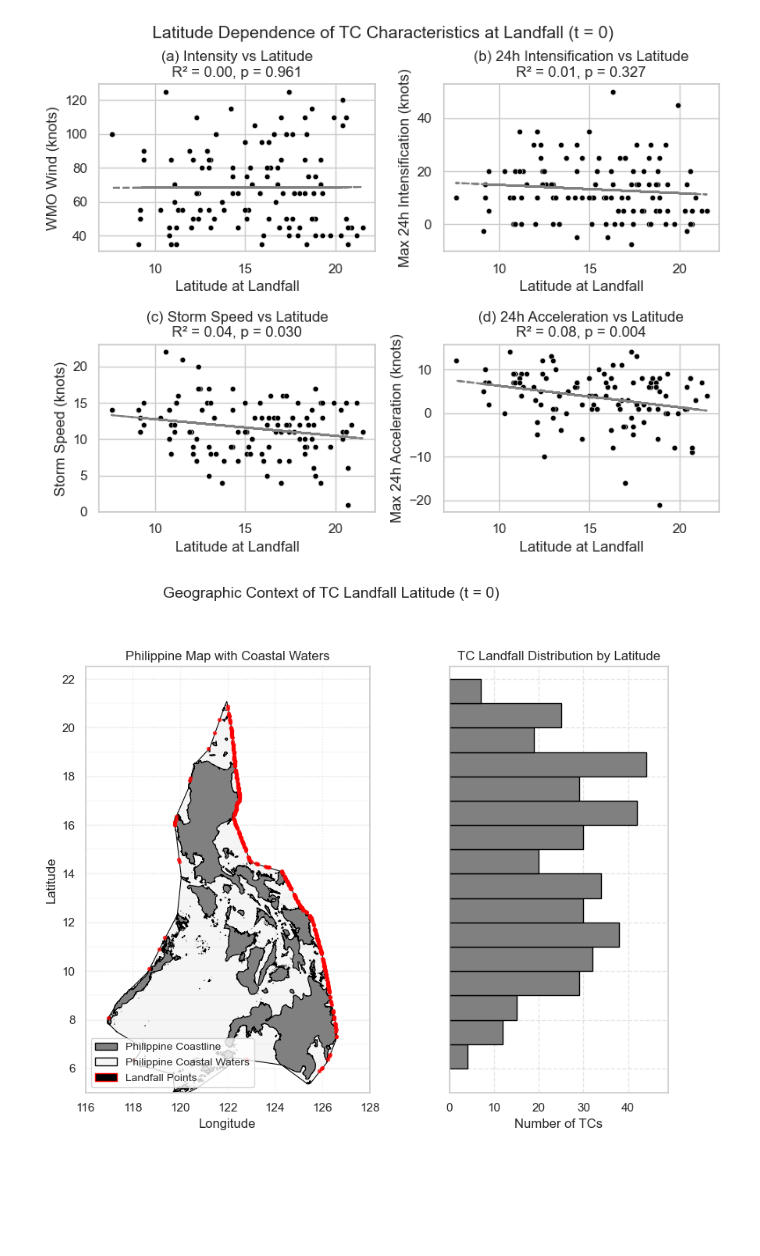
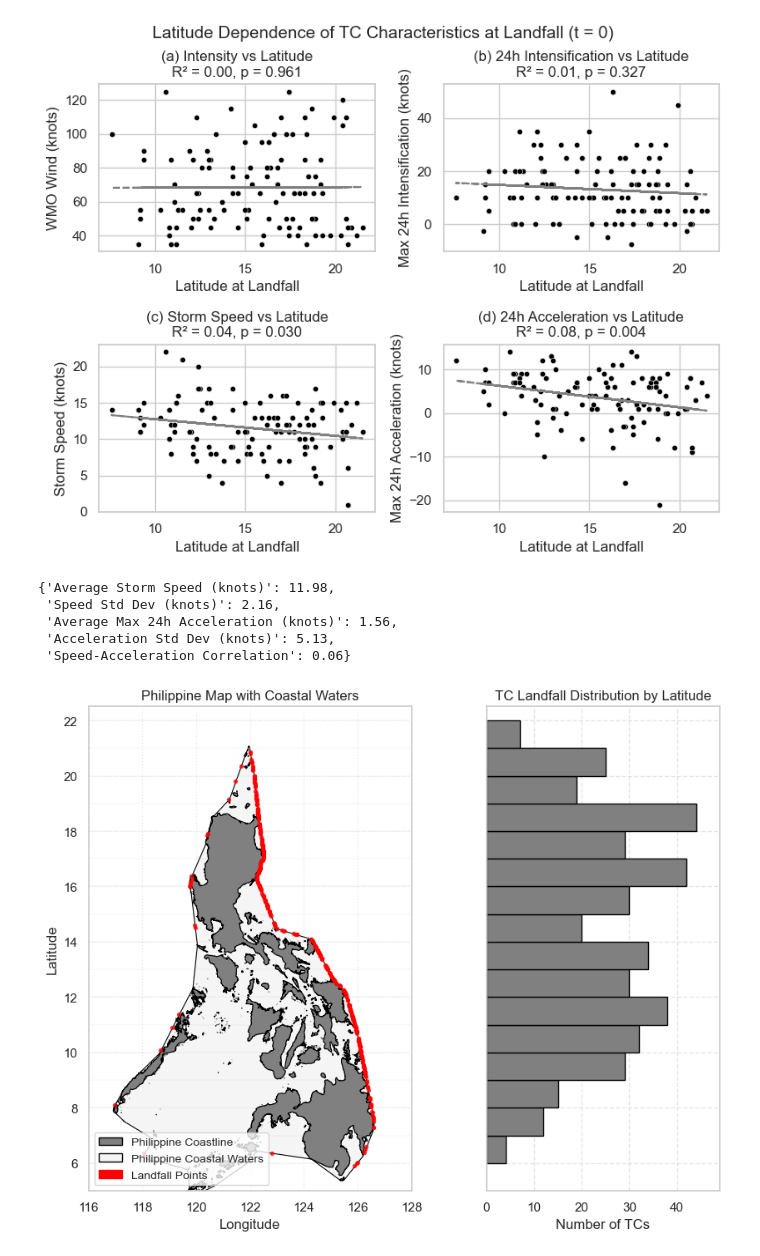
Before and after one commit to baracoma/tc-statistics, a Jupyter notebook: calculate-lifetime.ipynb, the cells around one changed output. Cells and saved outputs as stored; diff of their text form; code cells hidden in the pictures; blank space fills up the shorter version.

```diff
--- a/calculate-lifetime.ipynb
+++ b/calculate-lifetime.ipynb
@@ -2261,6 +2308,48 @@ plt.show()
 fig.savefig('lat_dependence_2x2.png', dpi=300, bbox_inches='tight')
 # %% [output]
 [figure]
+# %%
+import pandas as pd
+
+# Recreate a minimal simulation of df_ph_labeled since the session was reset
+# Normally this would be loaded from previous environment
+
+# Sample data simulation (based on patterns seen)
+data = {
+    't_hours': [0]*100,
+    'STORM_SPEED': [10 + i%5 + (i%3 - 1) * 2 for i in range(100)],  # Rough variability
+    'max_24h_acceleration': [(-1)**(i%3) * (i % 10) for i in range(100)]
+}
+
+df_ph_labeled = pd.DataFrame(data)
+
+# Filter to t = 0 and drop NA
+df_landfall = df_ph_labeled[df_ph_labeled['t_hours'] == 0].copy()
+df_landfall = df_landfall.dropna(subset=['STORM_SPEED', 'max_24h_acceleration'])
+
+# Basic stats
+avg_speed = df_landfall['STORM_SPEED'].mean()
+std_speed = df_landfall['STORM_SPEED'].std()
+
+avg_accel = df_landfall['max_24h_acceleration'].mean()
+std_accel = df_landfall['max_24h_acceleration'].std()
+
+# Correlation between storm speed and acceleration at t = 0
+correlation = df_landfall[['STORM_SPEED', 'max_24h_acceleration']].corr().iloc[0, 1]
+
+{
+    "Average Storm Speed (knots)": round(avg_speed, 2),
+    "Speed Std Dev (knots)": round(std_speed, 2),
+    "Average Max 24h Acceleration (knots)": round(avg_accel, 2),
+    "Acceleration Std Dev (knots)": round(std_accel, 2),
+    "Speed-Acceleration Correlation": round(correlation, 2)
+}
+# %% [output]
+{'Average Storm Speed (knots)': 11.98,
+ 'Speed Std Dev (knots)': 2.16,
+ 'Average Max 24h Acceleration (knots)': 1.56,
+ 'Acceleration Std Dev (knots)': 5.13,
+ 'Speed-Acceleration Correlation': 0.06}
 # %%
 import pandas as pd
 import geopandas as gpd
@@ -2287,39 +2376,39 @@ gdf_first_landfall_points.plot(ax=ax_map, color='red', markersize=8, alpha=0.7,
 legend_handles = [
     mpatches.Patch(facecolor='grey', edgecolor='black', label='Philippine Coastline'),
     mpatches.Patch(facecolor='whitesmoke', edgecolor='black', label='Philippine Coastal Waters'),
-    mpatches.Patch(facecolor='black', edgecolor='red', label='Landfall Points')
+    mpatches.Patch(facecolor='red', edgecolor='red', label='Landfall Points')
 ]
 ax_map.legend(handles=legend_handles, loc='lower left', fontsize='small', frameon=True)
 
 # Map formatting
 ax_map.set_xlim([116, 128])
 ax_map.set_ylim([5, 22.5])
 ax_map.set_xlabel("Longitude")
 ax_map.set_ylabel("Latitude")
 ax_map.set_title("Philippine Map with Coastal Waters", fontsize=12)
 ax_map.grid(True, linestyle=':', alpha=0.4)
 
 # Optional horizontal reference lines
 for lat in range(6, 23):
     ax_map.axhline(lat, color='gray', linestyle=':', linewidth=0.3, alpha=0.5)
 
 # ===== Right Panel: Histogram =====
 latitudes = df_landfall['LAT'].values
 bins = np.arange(6, 23)
 counts, bin_edges = np.histogram(latitudes, bins=bins)
 bin_centers = 0.5 * (bin_edges[:-1] + bin_edges[1:])
 
 ax_hist.barh(bin_centers, counts, height=1, color='gray', edgecolor='black')
 ax_hist.set_xlabel("Number of TCs")
 ax_hist.set_title("TC Landfall Distribution by Latitude", fontsize=12)
 ax_hist.grid(True, linestyle='--', alpha=0.5)
 ax_hist.set_xlim([0, max(counts) + 5])
 ax_hist.set_ylabel("")  # Shared with ax_map
 
 # ===== Layout & Save =====
-plt.suptitle("Geographic Context of TC Landfall Latitude (t = 0)", fontsize=14, y=1.02)
+# plt.suptitle("Geographic Context of TC Landfall Latitude (t = 0)", fontsize=14, y=1.02)
 plt.tight_layout(rect=[0, 0, 1, 0.98])
 plt.savefig("lat_landfall_map_and_hist.png", dpi=300, bbox_inches='tight')
 plt.show()
 # %% [output]
-[figure, old version]
+[figure, new version]
```
Also changed, not shown: parts of 13 cells of this notebook.
